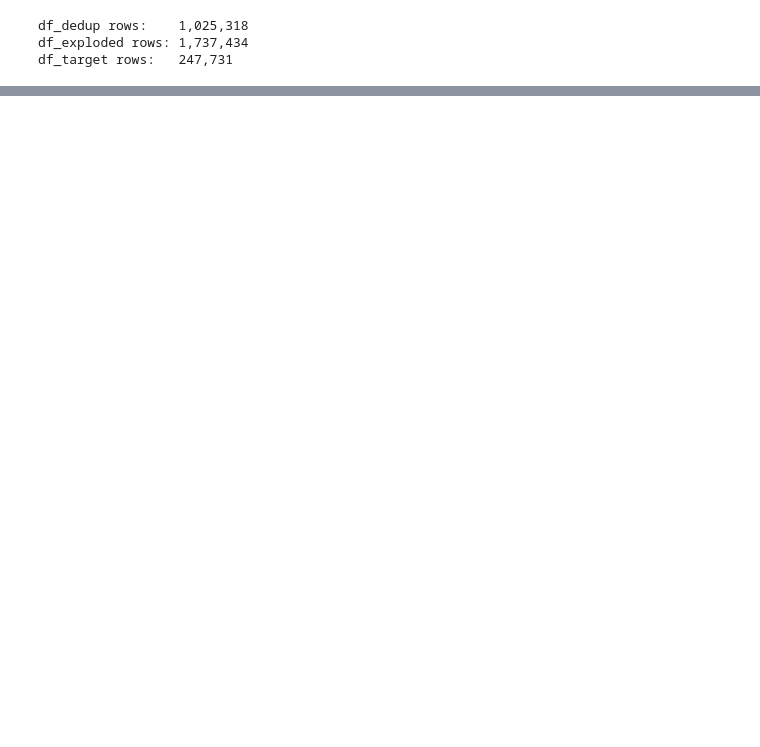
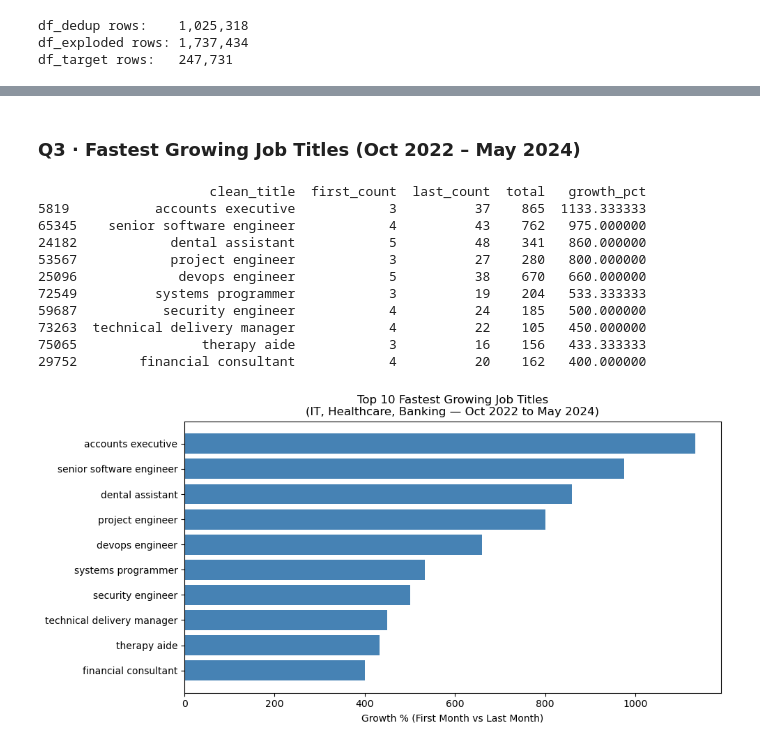
Before and after one commit to cheauyuin/M1-Hackathon, a Jupyter notebook: Hackathon.ipynb, the cells around one changed output, grey strips where cells are left out. Drawn from its saved outputs; the diff is of its cells as text; code cells hidden in the pictures; blank space fills up the shorter version.

```diff
--- a/Hackathon.ipynb
+++ b/Hackathon.ipynb
@@ -310,0 +542,57 @@ df_target rows:   247,731
+# %% [markdown]
+### Q3 · Fastest Growing Job Titles (Oct 2022 – May 2024)
+# %%
+# ── Q3: Fastest Growing Job Titles ──
+import warnings
+warnings.filterwarnings('ignore')
+
+df_titles = df_target.copy()
+df_titles['clean_title'] = (
+    df_titles['title']
+    .str.lower()
+    .str.strip()
+    .str.replace(r'\s*\(.*\)', '', regex=True)
+    .str.strip()
+)
+df_titles['year_month'] = df_titles['metadata_originalPostingDate'].dt.to_period('M')
+
+monthly_title = (
+    df_titles
+    .groupby(['clean_title', 'year_month'])
+    .size()
+    .reset_index(name='count')
+)
+
+first_count = monthly_title.groupby('clean_title').first().reset_index()[['clean_title', 'count']].rename(columns={'count': 'first_count'})
+last_count  = monthly_title.groupby('clean_title').last().reset_index()[['clean_title', 'count']].rename(columns={'count': 'last_count'})
+total_count = monthly_title.groupby('clean_title')['count'].sum().reset_index().rename(columns={'count': 'total'})
+
+growth = first_count.merge(last_count, on='clean_title').merge(total_count, on='clean_title')
+growth = growth[
+    (growth['total'] >= 100) &
+    (growth['first_count'] >= 3) &
+    (growth['clean_title'].str.strip() != '')
+]
+growth['growth_pct'] = (growth['last_count'] - growth['first_count']) * 100.0 / growth['first_count']
+growth = growth.sort_values('growth_pct', ascending=False).head(10)
+print(growth[['clean_title', 'first_count', 'last_count', 'total', 'growth_pct']].to_string())
+
+plt.figure(figsize=(10, 5))
+plt.barh(growth['clean_title'][::-1], growth['growth_pct'][::-1], color='steelblue')
+plt.xlabel('Growth % (First Month vs Last Month)')
+plt.title('Top 10 Fastest Growing Job Titles\n(IT, Healthcare, Banking — Oct 2022 to May 2024)')
+plt.tight_layout()
+plt.show()
+# %% [output]
+                      clean_title  first_count  last_count  total   growth_pct
+5819           accounts executive            3          37    865  1133.333333
+65345    senior software engineer            4          43    762   975.000000
+24182            dental assistant            5          48    341   860.000000
+53567            project engineer            3          27    280   800.000000
+25096             devops engineer            5          38    670   660.000000
+72549          systems programmer            3          19    204   533.333333
+59687           security engineer            4          24    185   500.000000
+73263  technical delivery manager            4          22    105   450.000000
+75065                therapy aide            3          16    156   433.333333
+29752        financial consultant            4          20    162   400.000000
+[figure, added]
```
Also changed, not shown: parts of 40 cells of this notebook.
